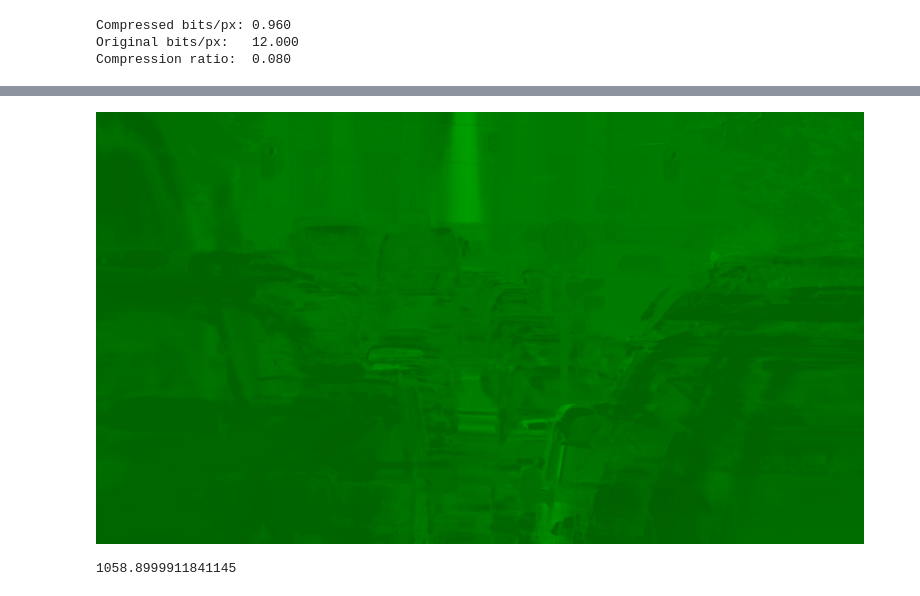
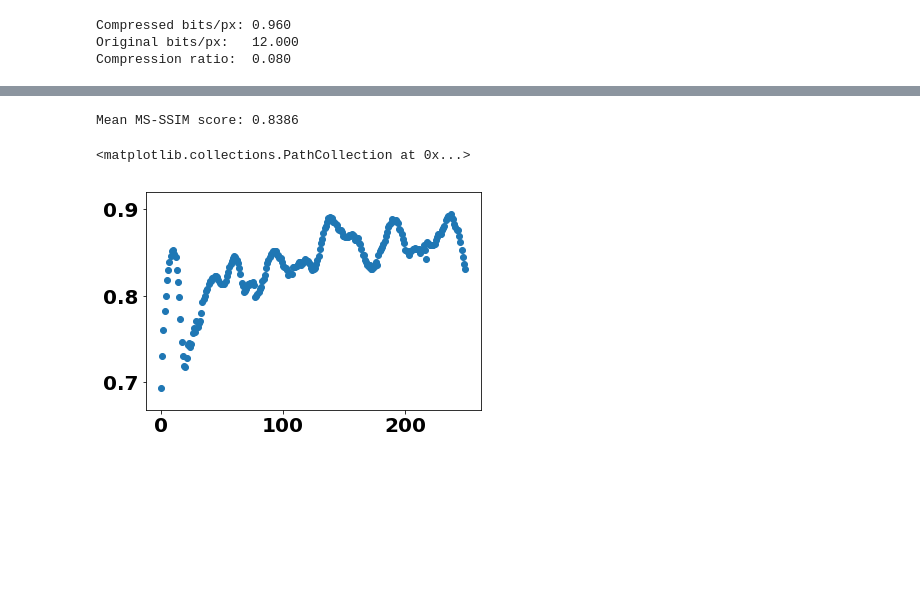
Before and after one commit to ajayjain/video-compression, a Jupyter notebook: Load LIVE videos.ipynb, the cells around one changed output, grey strips where cells are left out. Cells and saved outputs as stored; diff of their text form; code cells hidden in the pictures; blank space fills up the shorter version.

```diff
--- a/Load LIVE videos.ipynb
+++ b/Load LIVE videos.ipynb
@@ -168,5 +204 @@ plt.savefig("nmf.png")
-# %%
-frame_vector_to_rgb(H[0], dim)
-# %% [output]
-[figure, removed]
 # %%
@@ -174,4 +207,24 @@ np.sum((frames - reconstructed)**2)
-# %%
-np.sum((frames[:30, :] - reconstructed)**2)
-# %% [output]
-1058.8999911841145
+# %%
+def MultiScaleSSIM_YUV(frame_yuv_vectors, reconstructed_yuv_vectors, frame_dimensions):
+    scores = []
+
+    for original_vector, reconstructed_vector in zip(frame_yuv_vectors, reconstructed_yuv_vectors):
+        original = np.asarray(frame_vector_to_rgb(original_vector, frame_dimensions))
+        rebuilt = np.asarray(frame_vector_to_rgb(reconstructed_vector, frame_dimensions))
+
+        scores.append(MultiScaleSSIM(original[np.newaxis], rebuilt[np.newaxis]))
+
+    return scores
+# %%
+scores = MultiScaleSSIM_YUV(frames, reconstructed, dim)
+# %%
+mean_msssim = np.mean(scores)
+
+print("Mean MS-SSIM score: {:.4f}".format(mean_msssim))
+# %% [output]
+Mean MS-SSIM score: 0.8386
+# %%
+plt.scatter(range(len(scores)), scores)
+# %% [output]
+<matplotlib.collections.PathCollection at 0x...>
+[figure, added]
```
Also changed, not shown: parts of 11 cells of this notebook, 1 other file.
